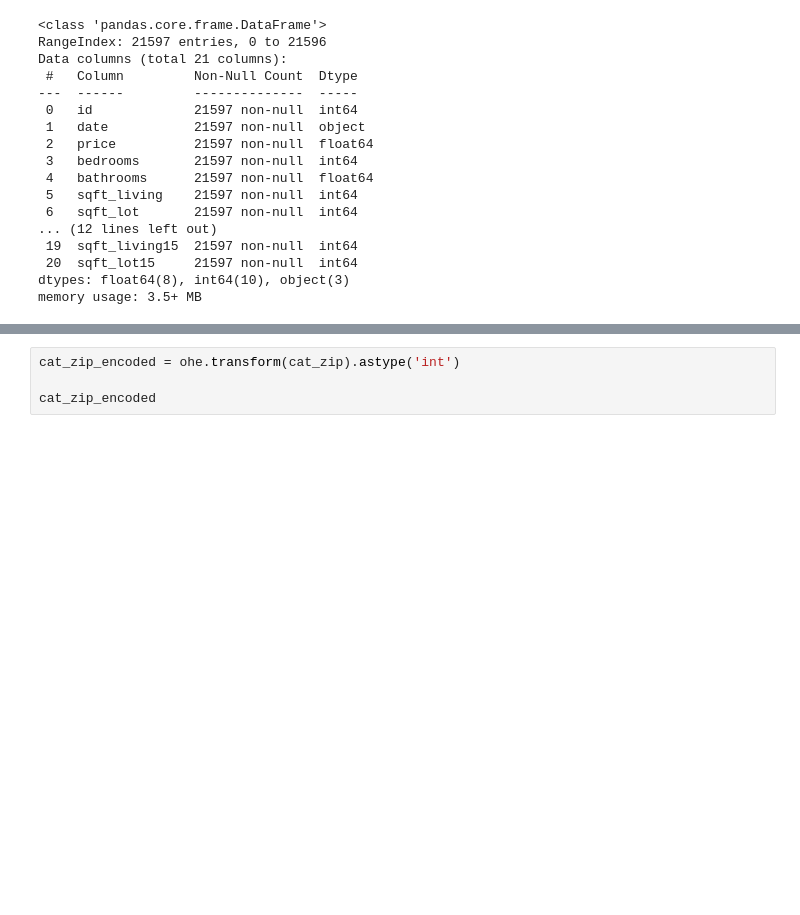
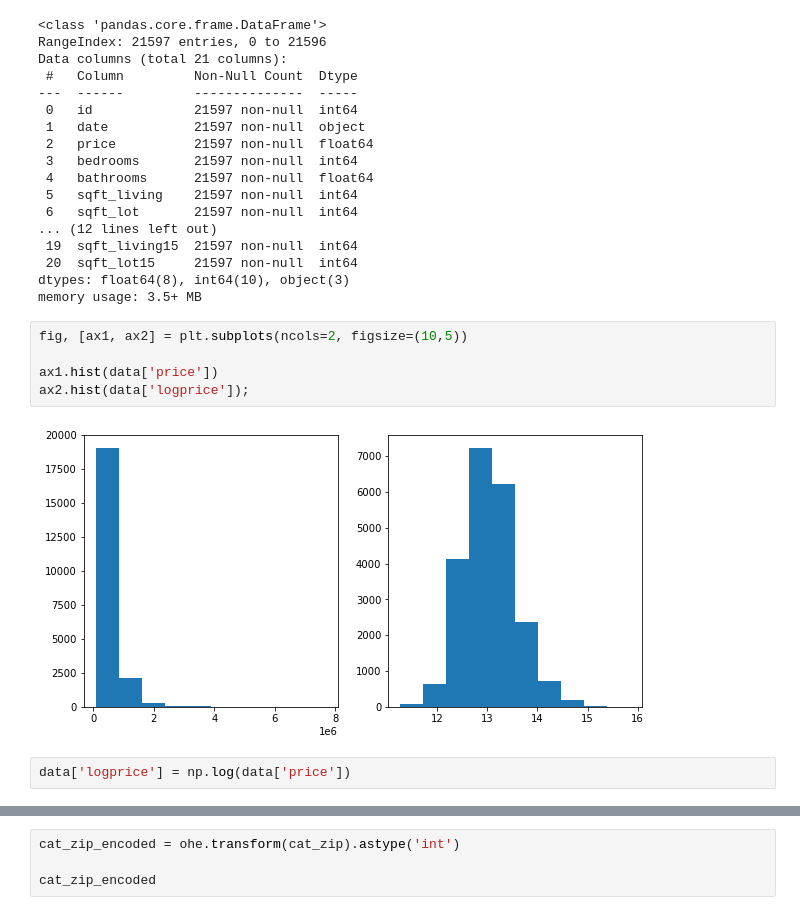
Before and after one commit to GeorgeFerre/phase_2_project_vac_pandas, a Jupyter notebook: George Scrapbook.ipynb, the cells around one changed output, grey strips where cells are left out. Saved outputs shown, nothing was run; the diff lists cells and outputs as text; blank space fills up the shorter version.

```diff
--- a/George Scrapbook.ipynb
+++ b/George Scrapbook.ipynb
@@ -83,3 +83,12 @@ Data columns (total 21 columns):
  20  sqft_lot15     21597 non-null  int64
 dtypes: float64(8), int64(10), object(3)
 memory usage: 3.5+ MB
+# %%
+fig, [ax1, ax2] = plt.subplots(ncols=2, figsize=(10,5))
+
+ax1.hist(data['price'])
+ax2.hist(data['logprice']);
+# %% [output]
+[figure, added]
+# %%
+data['logprice'] = np.log(data['price'])
```
Also changed, not shown: parts of 13 cells of this notebook.
